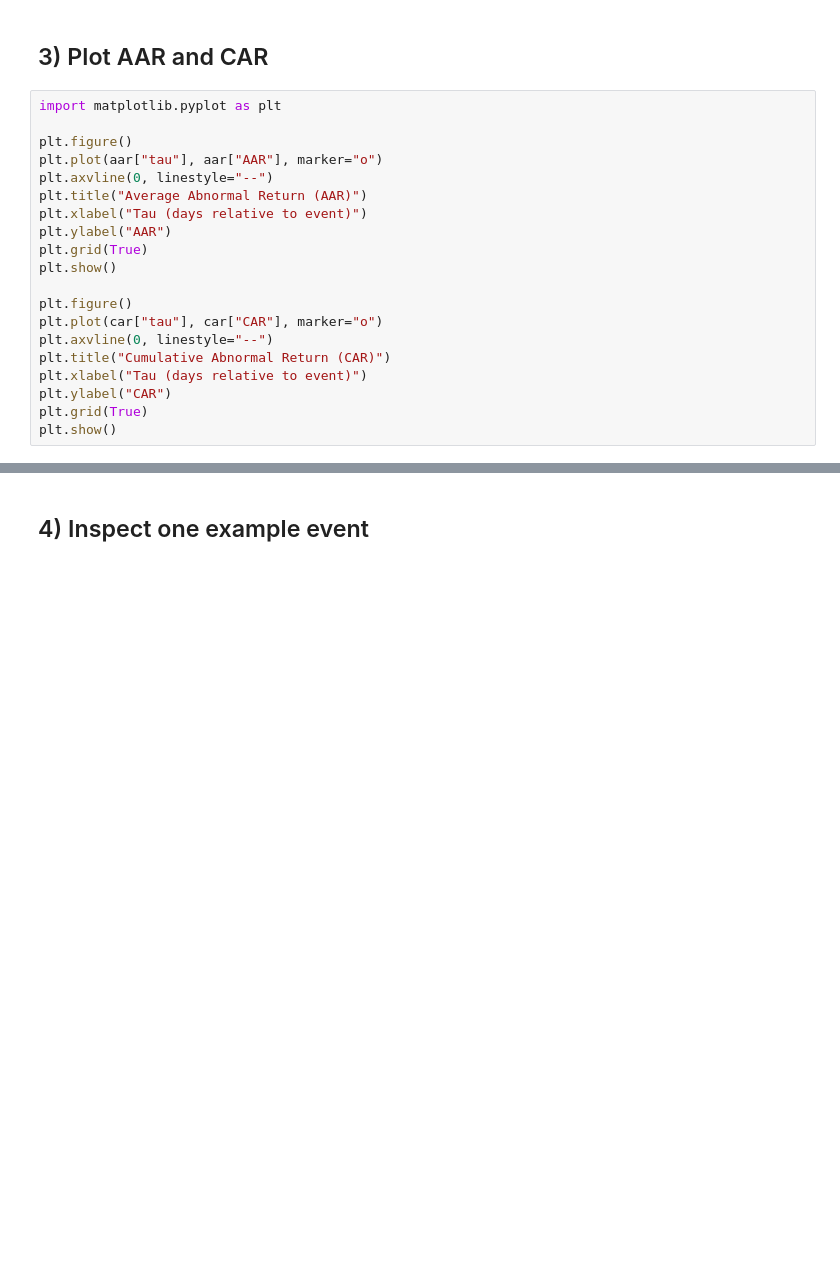
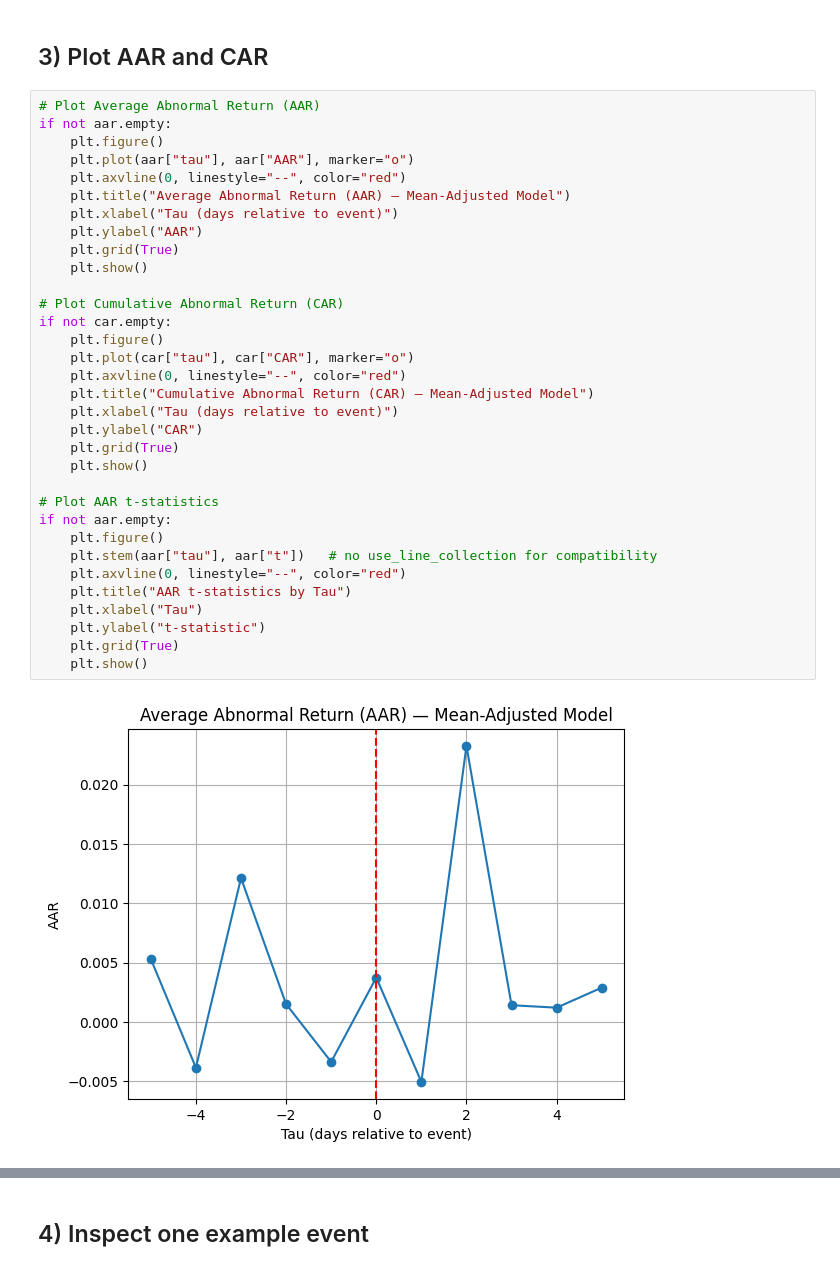
Before and after one commit to Joseph20041118/data-science-projects, a Jupyter notebook: data-science-projects-starter/data-science-projects/esg-stock-event-study/event_study.ipynb, the cells around one changed output, grey strips where cells are left out. Drawn from its saved outputs; the diff is of its cells as text; blank space fills up the shorter version.

```diff
--- a/data-science-projects-starter/data-science-projects/esg-stock-event-study/event_study.ipynb
+++ b/data-science-projects-starter/data-science-projects/esg-stock-event-study/event_study.ipynb
@@ -113,22 +289,37 @@ aar.head(), car.head()
 # %% [markdown]
 ## 3) Plot AAR and CAR
 # %%
-import matplotlib.pyplot as plt
+# Plot Average Abnormal Return (AAR)
+if not aar.empty:
+    plt.figure()
+    plt.plot(aar["tau"], aar["AAR"], marker="o")
+    plt.axvline(0, linestyle="--", color="red")
+    plt.title("Average Abnormal Return (AAR) — Mean-Adjusted Model")
+    plt.xlabel("Tau (days relative to event)")
+    plt.ylabel("AAR")
+    plt.grid(True)
+    plt.show()
 
-plt.figure()
-plt.plot(aar["tau"], aar["AAR"], marker="o")
-plt.axvline(0, linestyle="--")
-plt.title("Average Abnormal Return (AAR)")
-plt.xlabel("Tau (days relative to event)")
-plt.ylabel("AAR")
-plt.grid(True)
-plt.show()
+# Plot Cumulative Abnormal Return (CAR)
+if not car.empty:
+    plt.figure()
+    plt.plot(car["tau"], car["CAR"], marker="o")
+    plt.axvline(0, linestyle="--", color="red")
+    plt.title("Cumulative Abnormal Return (CAR) — Mean-Adjusted Model")
+    plt.xlabel("Tau (days relative to event)")
+    plt.ylabel("CAR")
+    plt.grid(True)
+    plt.show()
 
-plt.figure()
-plt.plot(car["tau"], car["CAR"], marker="o")
-plt.axvline(0, linestyle="--")
-plt.title("Cumulative Abnormal Return (CAR)")
-plt.xlabel("Tau (days relative to event)")
-plt.ylabel("CAR")
-plt.grid(True)
-plt.show()
+# Plot AAR t-statistics
+if not aar.empty:
+    plt.figure()
+    plt.stem(aar["tau"], aar["t"])   # no use_line_collection for compatibility
+    plt.axvline(0, linestyle="--", color="red")
+    plt.title("AAR t-statistics by Tau")
+    plt.xlabel("Tau")
+    plt.ylabel("t-statistic")
+    plt.grid(True)
+    plt.show()
+# %% [output]
+[figure, added]
```
Also changed, not shown: parts of 6 cells of this notebook, 2 other files.
